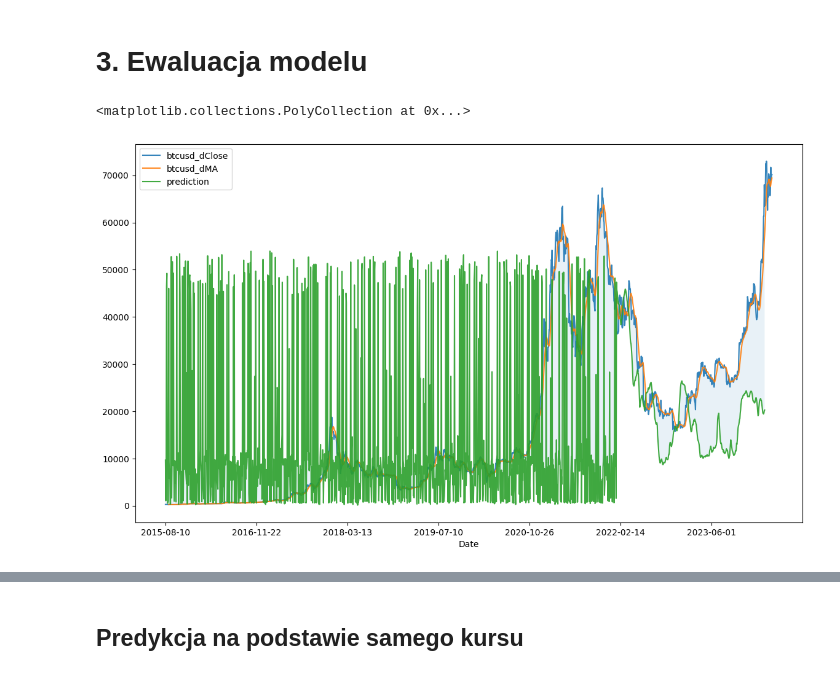
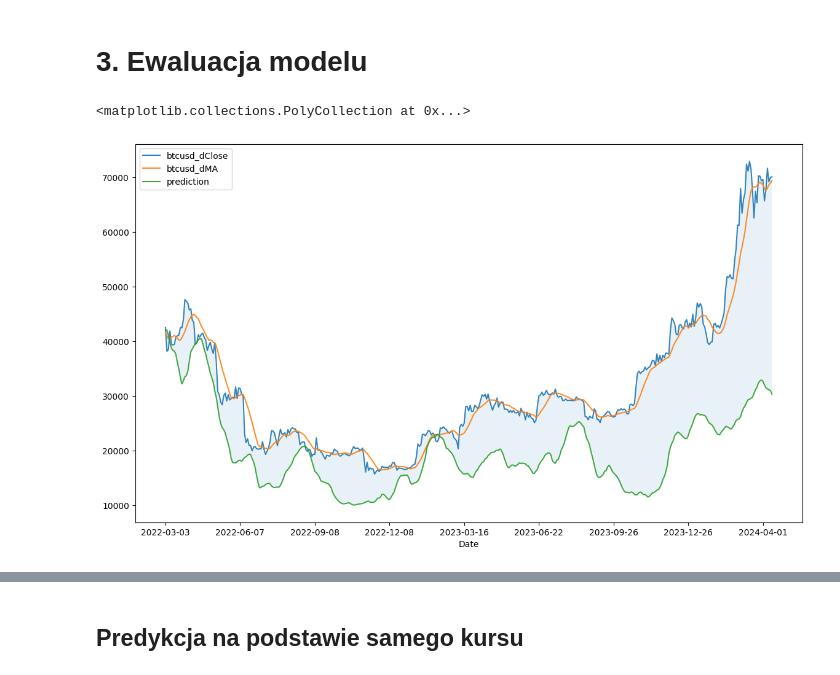
Before and after one commit to Maciej-GBS/SIML-UE, a Jupyter notebook: Projekt.ipynb, the cells around one changed output, grey strips where cells are left out. Drawn from its saved outputs; the diff is of its cells as text; code cells hidden in the pictures.

```diff
--- a/Projekt.ipynb
+++ b/Projekt.ipynb
@@ -220,11 +215,10 @@ btc_hat = pd.Series(btc_hat, name='prediction', index=df.index[:len(btc_hat)])
 # %%
-btc = pd.concat([df['btcusd_dClose'], MA['btcusd_dMA'], btc_hat], axis=1)
+btc = pd.concat([df['btcusd_dClose'], MA['btcusd_dMA'], btc_hat], axis=1).dropna()
+btc.plot(figsize=(14,8), style='-', alpha=0.9)
+plt.fill_between(btc.index, btc['prediction'], btc['btcusd_dClose'], alpha=0.1)
+# %% [output]
+<matplotlib.collections.PolyCollection at 0x...>
+[figure, added]
-# %%
-btc.plot(figsize=(14,8), style='-', alpha=0.9)
-plt.fill_between(btc.index, btc['prediction'], btc['btcusd_dClose'], alpha=0.1)
-# %% [output]
-<matplotlib.collections.PolyCollection at 0x...>
-[figure, removed]
 # %%
 err = btc - pd.concat([btc['btcusd_dClose']] * 3, axis=1).values
 err.drop('btcusd_dClose', axis=1, inplace=True)
```
Also changed, not shown: parts of 20 cells of this notebook, 2 other files.
